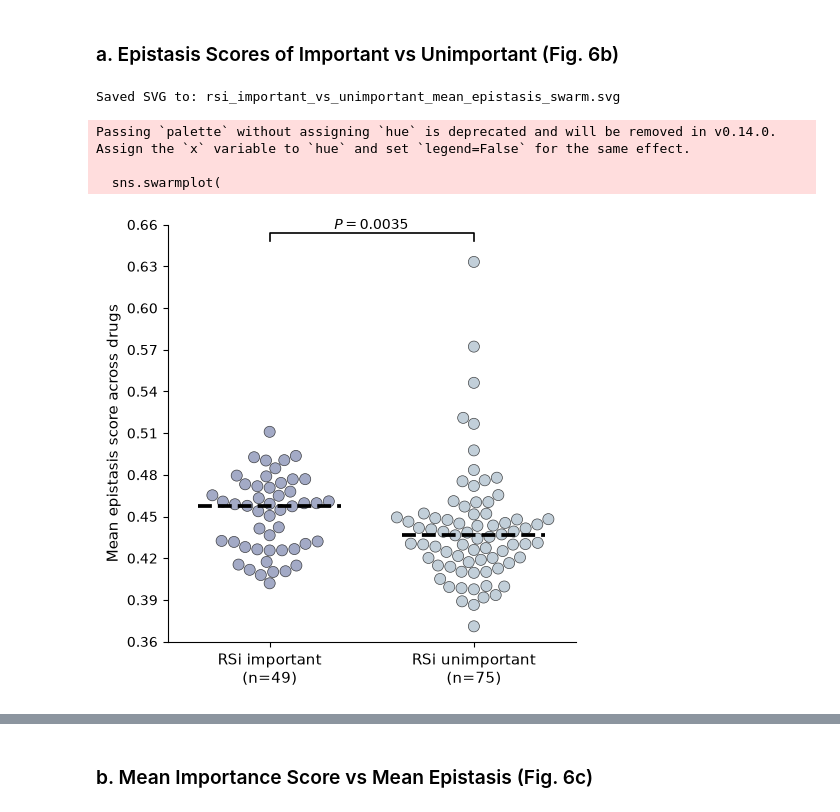
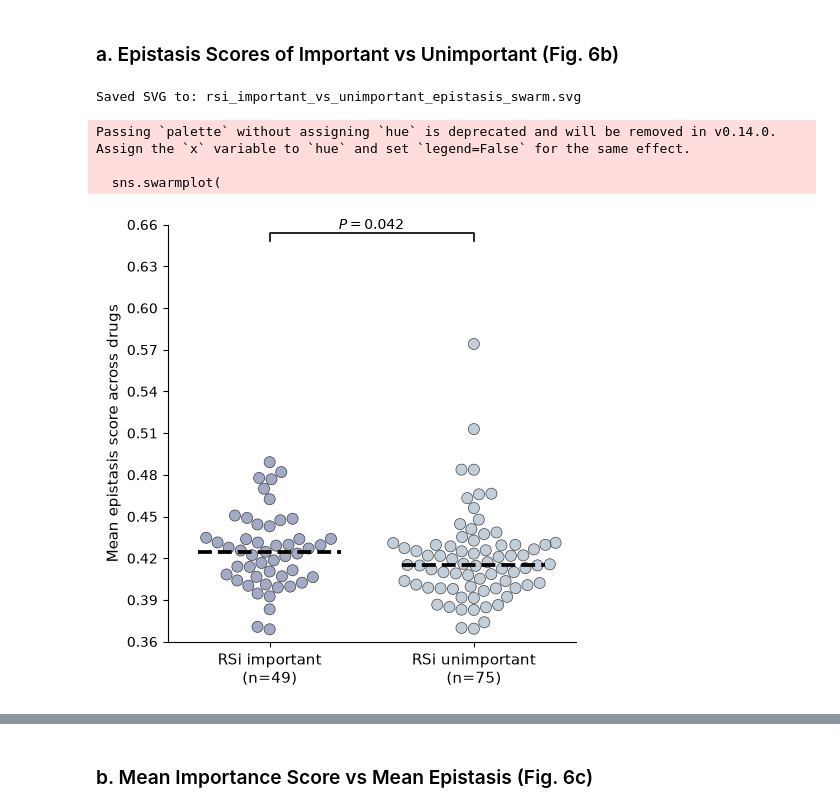
Before and after one commit to digitaltumors/DRPT, a Jupyter notebook: interpretation/Interpret-DRPT.ipynb, the cells around one changed output, grey strips where cells are left out. Saved outputs shown, nothing was run; the diff lists cells and outputs as text; code cells hidden in the pictures.

```diff
--- a/Interpret-DRPT.ipynb
+++ b/interpretation/Interpret-DRPT.ipynb
@@ -6539,18 +7232,18 @@ def swarm_epistasis_scores_rsi_important_vs_unimportant(
     }
 # %%
 out = swarm_epistasis_scores_rsi_important_vs_unimportant(
-    epistasis_csv="system_epistasis_scores_stringent.csv",
+    epistasis_csv="system_epistasis_scores.csv",
     rsi_important_systems=rsi_important_systems,
     epistasis_score_col="epistasis_score_mean_neglog10p",
     aggregate="mean",
     y_max=0.66,
     y_min=0.36,
     y_tick_step=0.03,
-    out_svg="rsi_important_vs_unimportant_mean_epistasis_swarm.svg"
+    #out_svg="rsi_important_vs_unimportant_mean_epistasis_swarm.svg"
 )
 # %% [output]
-Saved SVG to: rsi_important_vs_unimportant_mean_epistasis_swarm.svg
+Saved SVG to: rsi_important_vs_unimportant_epistasis_swarm.svg
 Passing `palette` without assigning `hue` is deprecated and will be removed in v0.14.0. Assign the `x` variable to `hue` and set `legend=False` for the same effect.
 
   sns.swarmplot(
-[figure, old version]
+[figure, new version]
```
Also changed, not shown: parts of 26 cells of this notebook, 35 other files.
